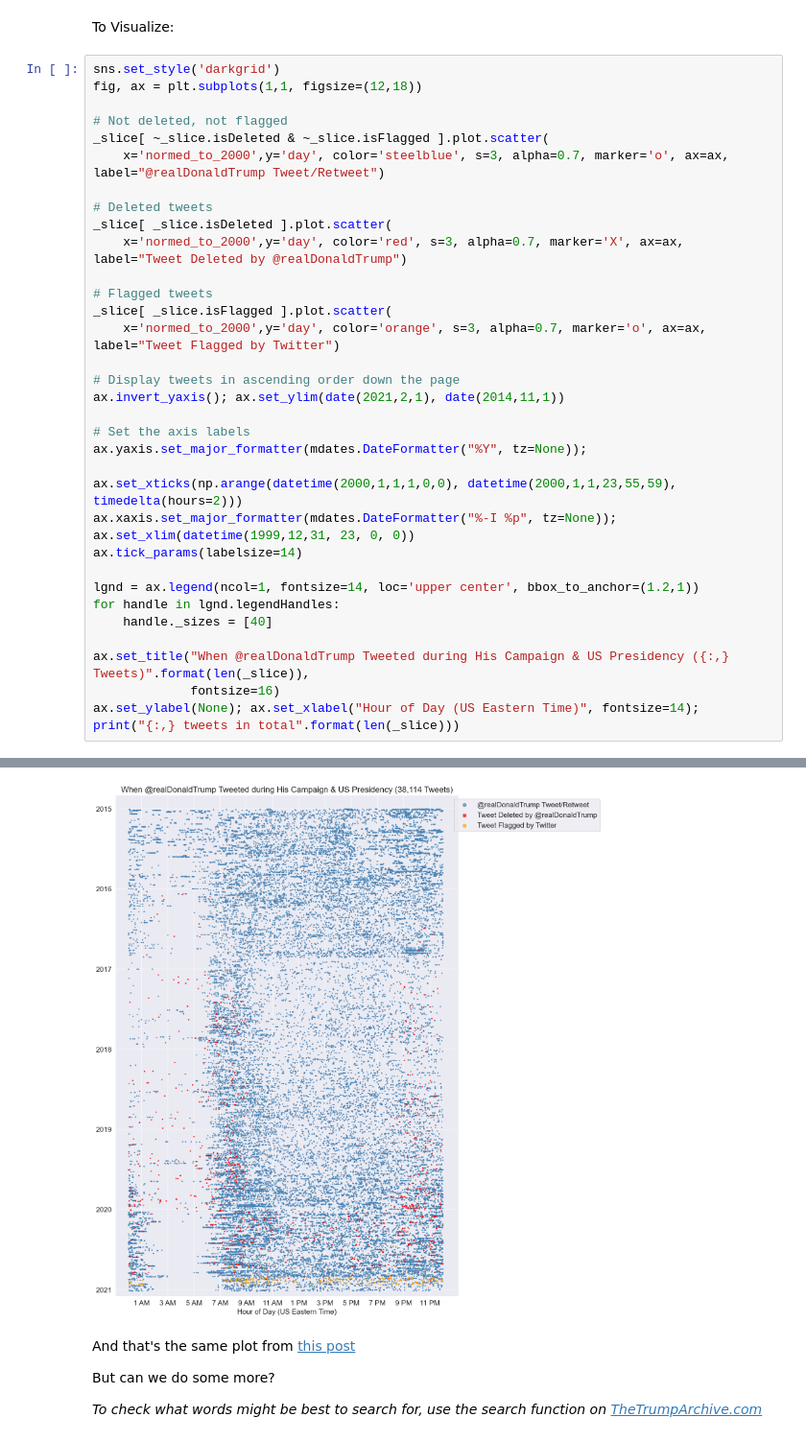
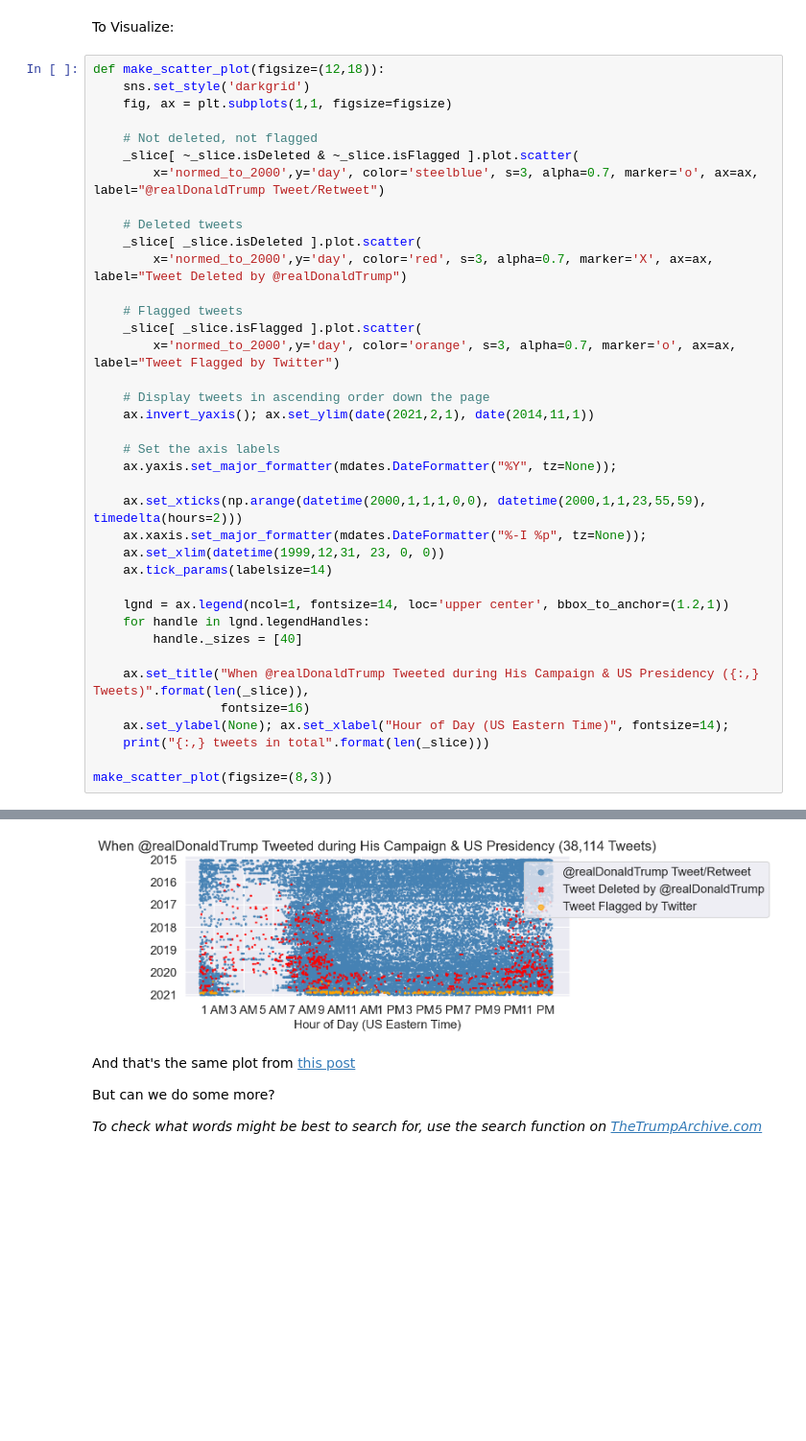
Before and after one commit to Project-EPIC/post-mortem-rdt, a Jupyter notebook: Plotting @realDonaldTrump's Tweets.ipynb, the cells around one changed output, grey strips where cells are left out. Shown at 96% size. Saved outputs shown, nothing was run; the diff lists cells and outputs as text; blank space fills up the shorter version.

```diff
--- a/Plotting @realDonaldTrump's Tweets.ipynb
+++ b/Plotting @realDonaldTrump's Tweets.ipynb
@@ -83,43 +83,46 @@ Tweets Per Year:
 # %% [markdown]
 To Visualize:
 # %%
-sns.set_style('darkgrid')
-fig, ax = plt.subplots(1,1, figsize=(12,18))
+def make_scatter_plot(figsize=(12,18)):
+    sns.set_style('darkgrid')
+    fig, ax = plt.subplots(1,1, figsize=figsize)
 
-# Not deleted, not flagged
-_slice[ ~_slice.isDeleted & ~_slice.isFlagged ].plot.scatter(
-    x='normed_to_2000',y='day', color='steelblue', s=3, alpha=0.7, marker='o', ax=ax, label="@realDonaldTrump Tweet/Retweet")
+    # Not deleted, not flagged
+    _slice[ ~_slice.isDeleted & ~_slice.isFlagged ].plot.scatter(
+        x='normed_to_2000',y='day', color='steelblue', s=3, alpha=0.7, marker='o', ax=ax, label="@realDonaldTrump Tweet/Retweet")
 
-# Deleted tweets
-_slice[ _slice.isDeleted ].plot.scatter(
-    x='normed_to_2000',y='day', color='red', s=3, alpha=0.7, marker='X', ax=ax, label="Tweet Deleted by @realDonaldTrump")
+    # Deleted tweets
+    _slice[ _slice.isDeleted ].plot.scatter(
+        x='normed_to_2000',y='day', color='red', s=3, alpha=0.7, marker='X', ax=ax, label="Tweet Deleted by @realDonaldTrump")
 
-# Flagged tweets
-_slice[ _slice.isFlagged ].plot.scatter(
-    x='normed_to_2000',y='day', color='orange', s=3, alpha=0.7, marker='o', ax=ax, label="Tweet Flagged by Twitter")
+    # Flagged tweets
+    _slice[ _slice.isFlagged ].plot.scatter(
+        x='normed_to_2000',y='day', color='orange', s=3, alpha=0.7, marker='o', ax=ax, label="Tweet Flagged by Twitter")
 
-# Display tweets in ascending order down the page
-ax.invert_yaxis(); ax.set_ylim(date(2021,2,1), date(2014,11,1))
+    # Display tweets in ascending order down the page
+    ax.invert_yaxis(); ax.set_ylim(date(2021,2,1), date(2014,11,1))
 
-# Set the axis labels
-ax.yaxis.set_major_formatter(mdates.DateFormatter("%Y", tz=None));
+    # Set the axis labels
+    ax.yaxis.set_major_formatter(mdates.DateFormatter("%Y", tz=None));
 
-ax.set_xticks(np.arange(datetime(2000,1,1,1,0,0), datetime(2000,1,1,23,55,59), timedelta(hours=2)))
-ax.xaxis.set_major_formatter(mdates.DateFormatter("%-I %p", tz=None));
-ax.set_xlim(datetime(1999,12,31, 23, 0, 0))
-ax.tick_params(labelsize=14)
+    ax.set_xticks(np.arange(datetime(2000,1,1,1,0,0), datetime(2000,1,1,23,55,59), timedelta(hours=2)))
+    ax.xaxis.set_major_formatter(mdates.DateFormatter("%-I %p", tz=None));
+    ax.set_xlim(datetime(1999,12,31, 23, 0, 0))
+    ax.tick_params(labelsize=14)
 
-lgnd = ax.legend(ncol=1, fontsize=14, loc='upper center', bbox_to_anchor=(1.2,1))
-for handle in lgnd.legendHandles:
-    handle._sizes = [40]
+    lgnd = ax.legend(ncol=1, fontsize=14, loc='upper center', bbox_to_anchor=(1.2,1))
+    for handle in lgnd.legendHandles:
+        handle._sizes = [40]
 
-ax.set_title("When @realDonaldTrump Tweeted during His Campaign & US Presidency ({:,} Tweets)".format(len(_slice)),
-             fontsize=16)
-ax.set_ylabel(None); ax.set_xlabel("Hour of Day (US Eastern Time)", fontsize=14);
-print("{:,} tweets in total".format(len(_slice)))
+    ax.set_title("When @realDonaldTrump Tweeted during His Campaign & US Presidency ({:,} Tweets)".format(len(_slice)),
+                 fontsize=16)
+    ax.set_ylabel(None); ax.set_xlabel("Hour of Day (US Eastern Time)", fontsize=14);
+    print("{:,} tweets in total".format(len(_slice)))
+
+make_scatter_plot(figsize=(8,3))
 # %% [output]
 38,114 tweets in total
-[figure, old version]
+[figure, new version]
 # %% [markdown]
 And that's the same plot from [this post](https://post-mortem-realdonaldtrump.medium.com/post-mortem-of-realdonaldtrump-an-introduction-b98a5764437d)
 
```
Also changed, not shown: parts of 2 cells of this notebook, 3 other files.
